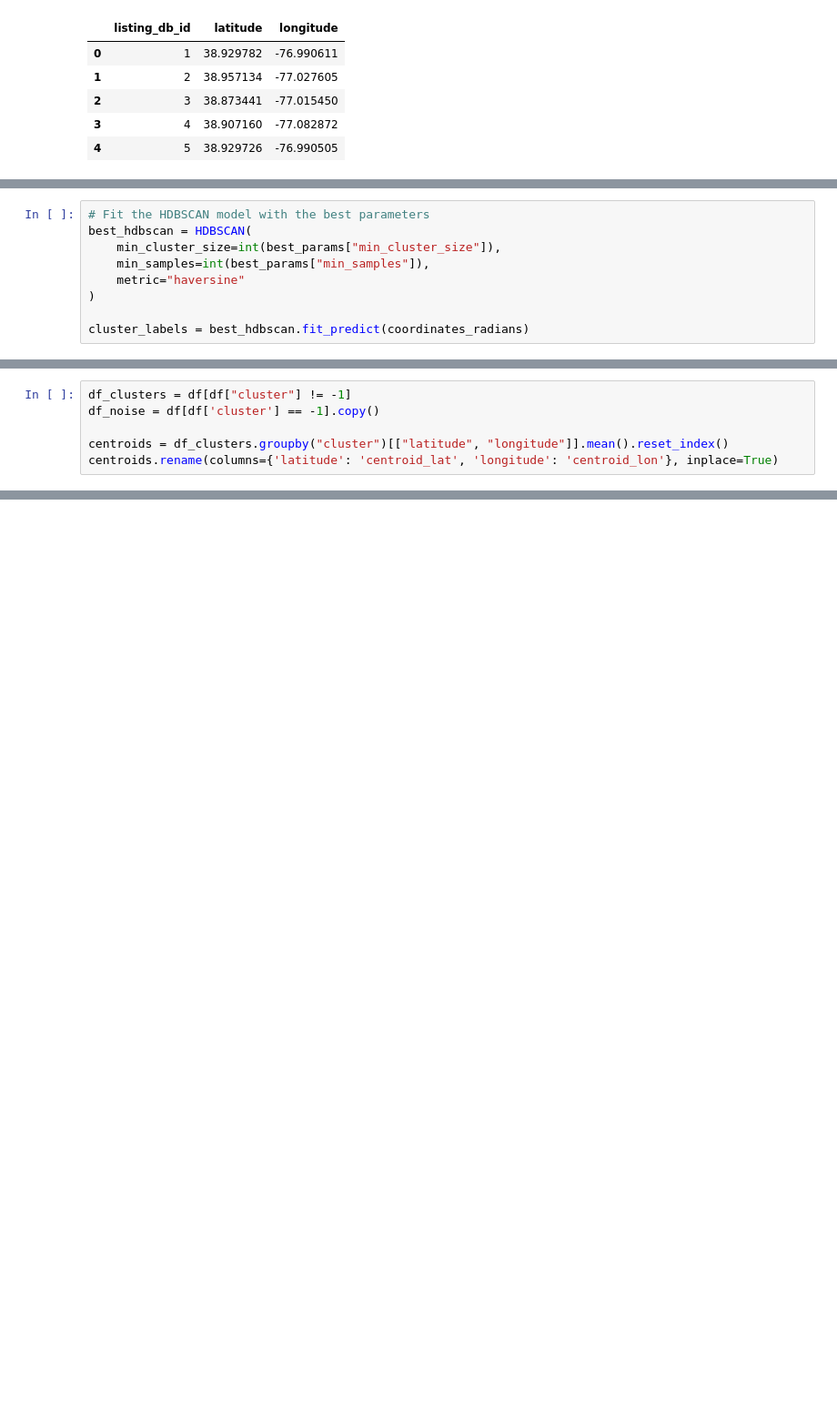
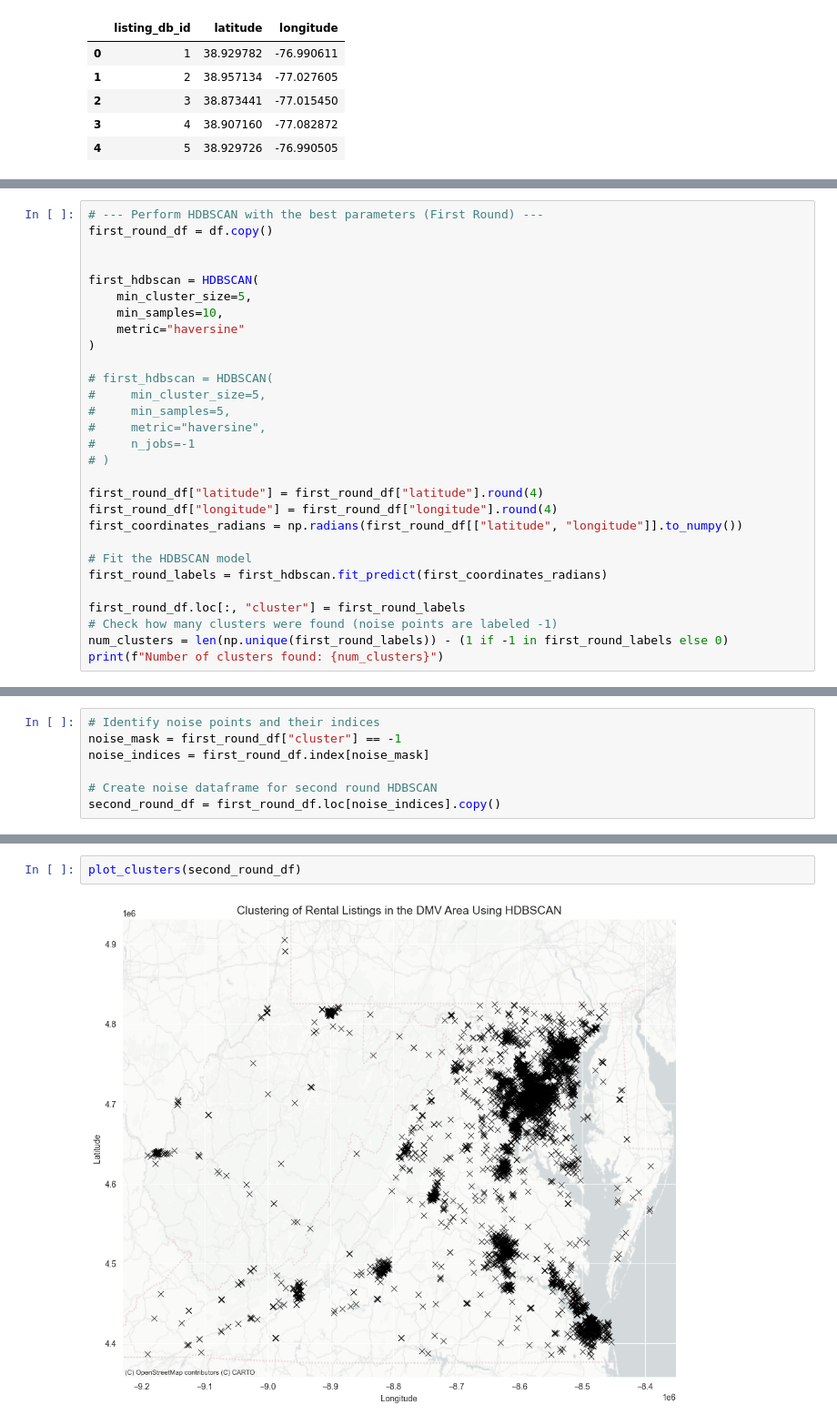
Before and after one commit to CS5614/CS5614_final, a Jupyter notebook: DBSCAN/clustering.ipynb, the cells around one changed output, grey strips where cells are left out. Shown at 91% size. Saved outputs shown, nothing was run; the diff lists cells and outputs as text; blank space fills up the shorter version.

Commit message:
Finalized clustering

```diff
--- a/DBSCAN/clustering.ipynb
+++ b/DBSCAN/clustering.ipynb
@@ -113,9 +182,29 @@ Name: 2, dtype: float64
 # %%
-# Fit the HDBSCAN model with the best parameters
-best_hdbscan = HDBSCAN(
-    min_cluster_size=int(best_params["min_cluster_size"]),
-    min_samples=int(best_params["min_samples"]),
+# --- Perform HDBSCAN with the best parameters (First Round) ---
+first_round_df = df.copy()
+
+
+first_hdbscan = HDBSCAN(
+    min_cluster_size=5,
+    min_samples=10,
     metric="haversine"
 )
 
-cluster_labels = best_hdbscan.fit_predict(coordinates_radians)
+# first_hdbscan = HDBSCAN(
+#     min_cluster_size=5,
+#     min_samples=5,
+#     metric="haversine",
+#     n_jobs=-1
+# )
+
+first_round_df["latitude"] = first_round_df["latitude"].round(4)
+first_round_df["longitude"] = first_round_df["longitude"].round(4)
+first_coordinates_radians = np.radians(first_round_df[["latitude", "longitude"]].to_numpy())
+
+# Fit the HDBSCAN model
+first_round_labels = first_hdbscan.fit_predict(first_coordinates_radians)
+
+first_round_df.loc[:, "cluster"] = first_round_labels
+# Check how many clusters were found (noise points are labeled -1)
+num_clusters = len(np.unique(first_round_labels)) - (1 if -1 in first_round_labels else 0)
+print(f"Number of clusters found: {num_clusters}")
@@ -214,8 +297,9 @@ plt.show()
 # %% [output]
 [figure]
 # %%
-df_clusters = df[df["cluster"] != -1]
-df_noise = df[df['cluster'] == -1].copy()
+# Identify noise points and their indices
+noise_mask = first_round_df["cluster"] == -1
+noise_indices = first_round_df.index[noise_mask]
 
-centroids = df_clusters.groupby("cluster")[["latitude", "longitude"]].mean().reset_index()
-centroids.rename(columns={'latitude': 'centroid_lat', 'longitude': 'centroid_lon'}, inplace=True)
+# Create noise dataframe for second round HDBSCAN
+second_round_df = first_round_df.loc[noise_indices].copy()
@@ -239,0 +343,4 @@ df_noise.head()
+# %%
+plot_clusters(second_round_df)
+# %% [output]
+[figure, added]
```
Also changed, not shown: parts of 29 cells of this notebook, 5 other files.
